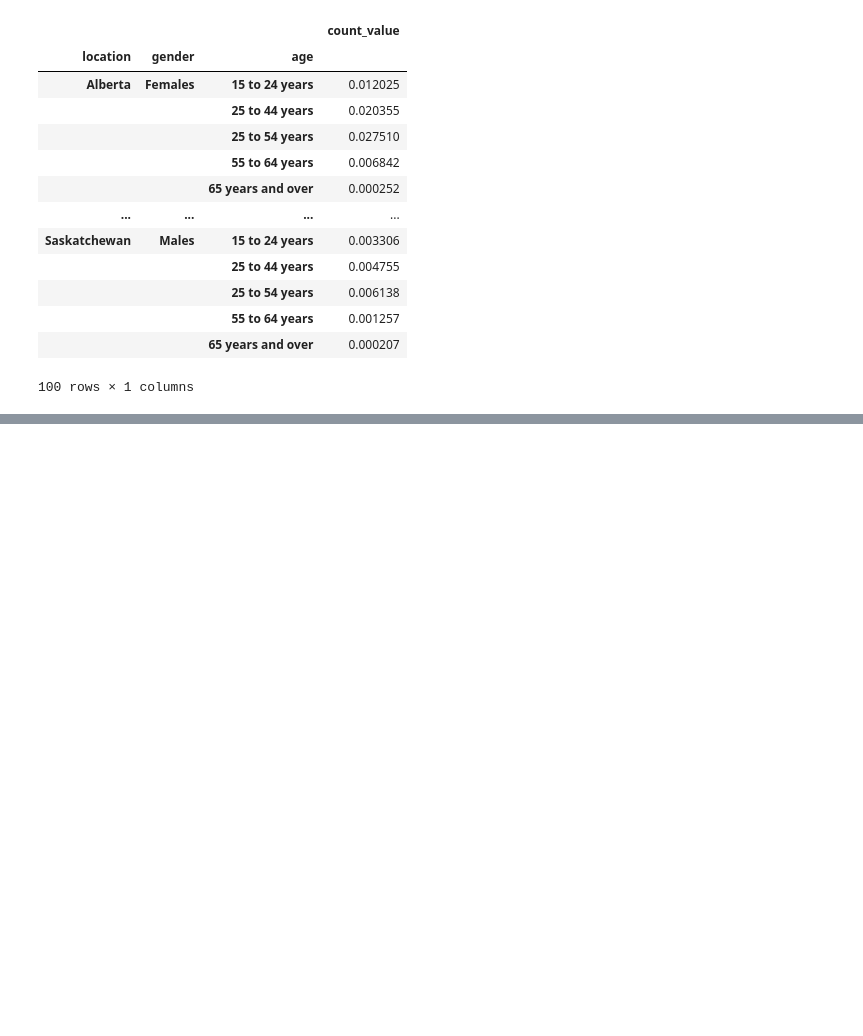
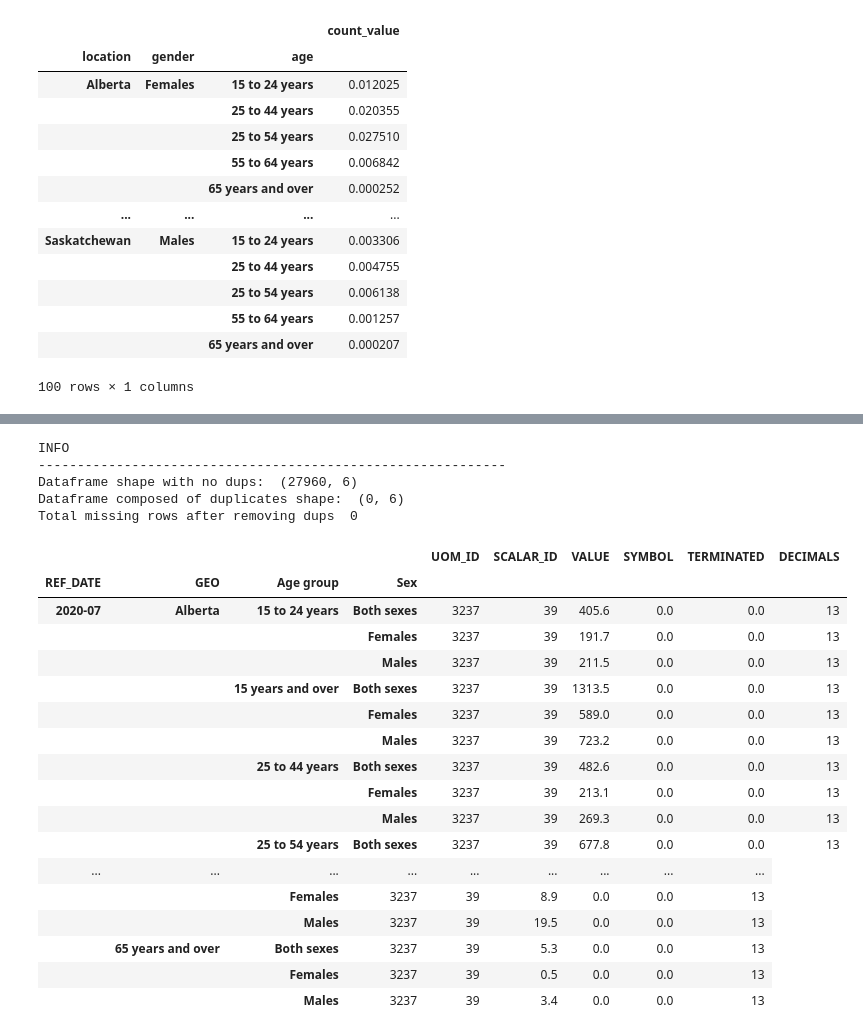
Before and after one commit to Carlos-Gomez-Hernandez/Jupyter-Notebook, a Jupyter notebook: unemployment_Canada/unemployment_cleanup.ipynb, the cells around one changed output, grey strips where cells are left out. Saved outputs shown, nothing was run; the diff lists cells and outputs as text; code cells hidden in the pictures; blank space fills up the shorter version.

```diff
--- a/unemployment_Canada/unemployment_cleanup.ipynb
+++ b/unemployment_Canada/unemployment_cleanup.ipynb
@@ -291,0 +507,18 @@ df5['count_value'] = df5['count_value'].fillna(0).astype(np.int64)
+# %%
+#==========================================
+#CREATING A NESTED FOR ALL VALUES GENDER
+#==========================================
+'''
+create a groupby .sum() for all locations
+#reset_index() allows to add the new column in the dataframe
+#put it into a dataframe pd.DataFrame()
+'''
+grouped_all_genders = pd.DataFrame(df6.groupby(['date','location','age']).sum().reset_index())
+'''
+insert column at location at index 1
+add hardcoded column 'all locations to new table'
+
+df.insert(1,'name_of_column',value)
+'''
+grouped_all_genders.insert(3,'gender','ALL')
+grouped_all_genders
@@ -291,0 +557,18 @@ df5['count_value'] = df5['count_value'].fillna(0).astype(np.int64)
+# %%
+#==========================================
+#CREATING A NESTED FOR ALL VALUES AGES
+#==========================================
+'''
+create a groupby .sum() for all locations
+#reset_index() allows to add the new column in the dataframe
+#put it into a dataframe pd.DataFrame()
+'''
+grouped_all_AGES = pd.DataFrame(df7.groupby(['date','location','gender']).sum().reset_index())
+'''
+insert column at location at index 1
+add hardcoded column 'all locations to new table'
+
+df.insert(1,'name_of_column',value)
+'''
+grouped_all_AGES.insert(4,'age','ALL')
+grouped_all_AGES
@@ -291,0 +623,35 @@ df5['count_value'] = df5['count_value'].fillna(0).astype(np.int64)
+# %%
+#CHECK IF THERE ARE DUPLICATED ROWS
+
+dupsAndclean(df8)
+# %% [output]
+INFO
+------------------------------------------------------------
+Dataframe shape with no dups:  (27960, 6)
+Dataframe composed of duplicates shape:  (0, 6)
+Total missing rows after removing dups  0
+# %%
+df.head(5)
+
+index_DATES_2019 = df.pipe(lambda x: x['REF_DATE'] == "2020-07")
+test = df[index_DATES_2019]
+test.groupby(['REF_DATE','GEO','Age group','Sex']).sum()
+# %% [output]
+|  |  |  |  | UOM_ID | SCALAR_ID | VALUE | SYMBOL | TERMINATED | DECIMALS |
+| REF_DATE | GEO | Age group | Sex |  |  |  |  |  |  |
+| 2020-07 | Alberta | 15 to 24 years | Both sexes | 3237 | 39 | 405.6 | 0.0 | 0.0 | 13 |
+|  |  |  | Females | 3237 | 39 | 191.7 | 0.0 | 0.0 | 13 |
+|  |  |  | Males | 3237 | 39 | 211.5 | 0.0 | 0.0 | 13 |
+|  |  | 15 years and over | Both sexes | 3237 | 39 | 1313.5 | 0.0 | 0.0 | 13 |
+|  |  |  | Females | 3237 | 39 | 589.0 | 0.0 | 0.0 | 13 |
+|  |  |  | Males | 3237 | 39 | 723.2 | 0.0 | 0.0 | 13 |
+|  |  | 25 to 44 years | Both sexes | 3237 | 39 | 482.6 | 0.0 | 0.0 | 13 |
+|  |  |  | Females | 3237 | 39 | 213.1 | 0.0 | 0.0 | 13 |
+|  |  |  | Males | 3237 | 39 | 269.3 | 0.0 | 0.0 | 13 |
+|  |  | 25 to 54 years | Both sexes | 3237 | 39 | 677.8 | 0.0 | 0.0 | 13 |
+| ... | ... | ... | ... | ... | ... | ... | ... | ... |
+|  |  | Females | 3237 | 39 | 8.9 | 0.0 | 0.0 | 13 |
+|  |  | Males | 3237 | 39 | 19.5 | 0.0 | 0.0 | 13 |
+|  | 65 years and over | Both sexes | 3237 | 39 | 5.3 | 0.0 | 0.0 | 13 |
+|  |  | Females | 3237 | 39 | 0.5 | 0.0 | 0.0 | 13 |
+|  |  | Males | 3237 | 39 | 3.4 | 0.0 | 0.0 | 13 |
```
Also changed, not shown: parts of 29 cells of this notebook.
